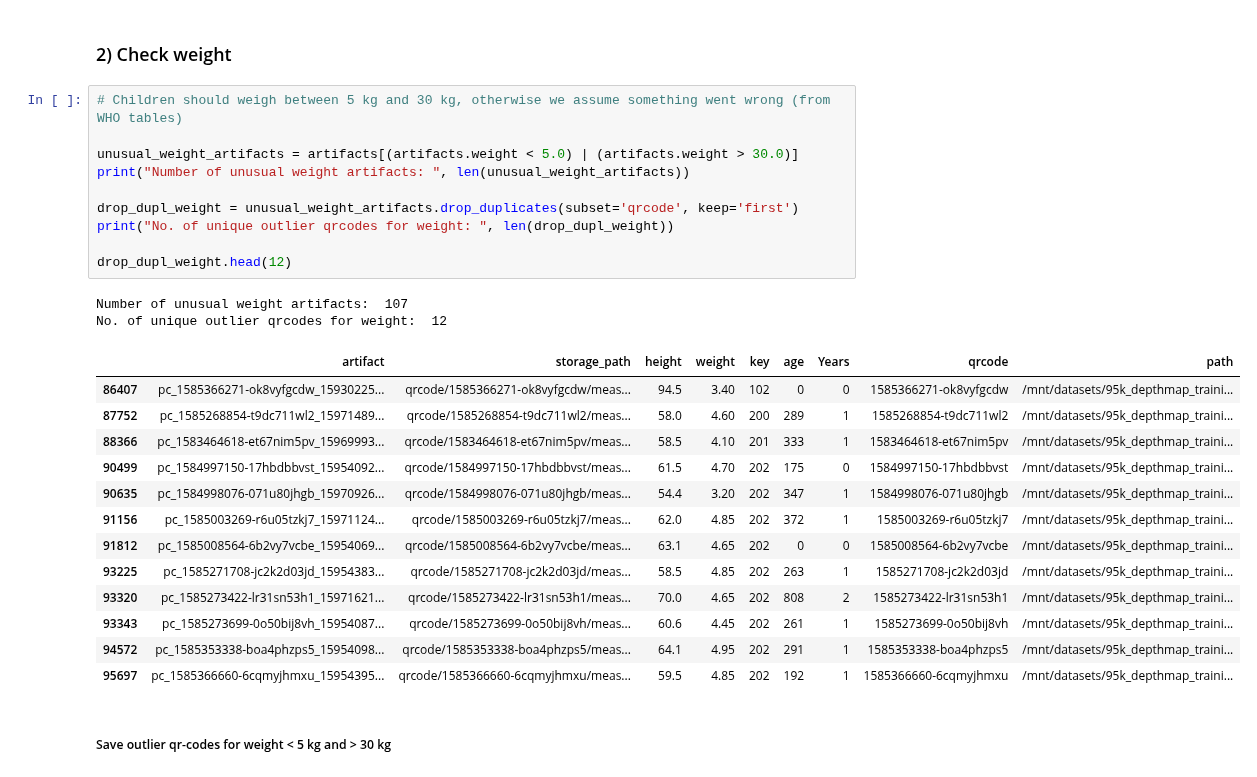
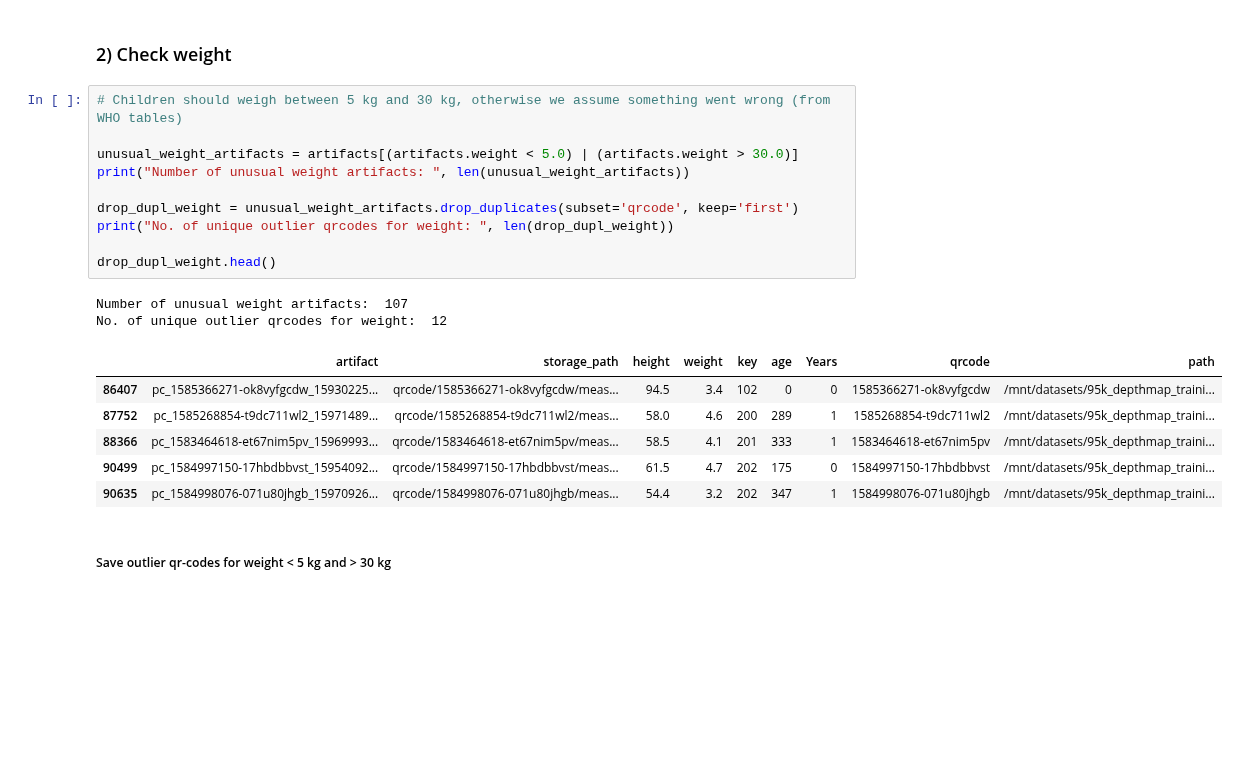
Before and after one commit to Welthungerhilfe/cgm-ml, a Jupyter notebook: src/data_utils/dataset_EDA/anon-depthmap-95k/EDA_anon-depthmap-95k.ipynb, the cells around one changed output. Saved outputs shown, nothing was run; the diff lists cells and outputs as text; blank space fills up the shorter version.

```diff
--- a/src/data_utils/dataset_EDA/anon-depthmap-95k/EDA_anon-depthmap-95k.ipynb
+++ b/src/data_utils/dataset_EDA/anon-depthmap-95k/EDA_anon-depthmap-95k.ipynb
@@ -255,29 +233,22 @@ print(unusual_qrcodes_age_old)
 # %%
 # Children should weigh between 5 kg and 30 kg, otherwise we assume something went wrong (from WHO tables)
 
 unusual_weight_artifacts = artifacts[(artifacts.weight < 5.0) | (artifacts.weight > 30.0)]
 print("Number of unusual weight artifacts: ", len(unusual_weight_artifacts))
 
 drop_dupl_weight = unusual_weight_artifacts.drop_duplicates(subset='qrcode', keep='first')
 print("No. of unique outlier qrcodes for weight: ", len(drop_dupl_weight))
 
-drop_dupl_weight.head(12)
+drop_dupl_weight.head()
 # %% [output]
 Number of unusual weight artifacts:  107
 No. of unique outlier qrcodes for weight:  12
 |  | artifact | storage_path | height | weight | key | age | Years | qrcode | path |
-| 86407 | pc_1585366271-ok8vyfgcdw_15930225... | qrcode/1585366271-ok8vyfgcdw/meas... | 94.5 | 3.40 | 102 | 0 | 0 | 1585366271-ok8vyfgcdw | /mnt/datasets/95k_depthmap_traini... |
-| 87752 | pc_1585268854-t9dc711wl2_15971489... | qrcode/1585268854-t9dc711wl2/meas... | 58.0 | 4.60 | 200 | 289 | 1 | 1585268854-t9dc711wl2 | /mnt/datasets/95k_depthmap_traini... |
-| 88366 | pc_1583464618-et67nim5pv_15969993... | qrcode/1583464618-et67nim5pv/meas... | 58.5 | 4.10 | 201 | 333 | 1 | 1583464618-et67nim5pv | /mnt/datasets/95k_depthmap_traini... |
-| 90499 | pc_1584997150-17hbdbbvst_15954092... | qrcode/1584997150-17hbdbbvst/meas... | 61.5 | 4.70 | 202 | 175 | 0 | 1584997150-17hbdbbvst | /mnt/datasets/95k_depthmap_traini... |
-| 90635 | pc_1584998076-071u80jhgb_15970926... | qrcode/1584998076-071u80jhgb/meas... | 54.4 | 3.20 | 202 | 347 | 1 | 1584998076-071u80jhgb | /mnt/datasets/95k_depthmap_traini... |
-| 91156 | pc_1585003269-r6u05tzkj7_15971124... | qrcode/1585003269-r6u05tzkj7/meas... | 62.0 | 4.85 | 202 | 372 | 1 | 1585003269-r6u05tzkj7 | /mnt/datasets/95k_depthmap_traini... |
-| 91812 | pc_1585008564-6b2vy7vcbe_15954069... | qrcode/1585008564-6b2vy7vcbe/meas... | 63.1 | 4.65 | 202 | 0 | 0 | 1585008564-6b2vy7vcbe | /mnt/datasets/95k_depthmap_traini... |
-| 93225 | pc_1585271708-jc2k2d03jd_15954383... | qrcode/1585271708-jc2k2d03jd/meas... | 58.5 | 4.85 | 202 | 263 | 1 | 1585271708-jc2k2d03jd | /mnt/datasets/95k_depthmap_traini... |
-| 93320 | pc_1585273422-lr31sn53h1_15971621... | qrcode/1585273422-lr31sn53h1/meas... | 70.0 | 4.65 | 202 | 808 | 2 | 1585273422-lr31sn53h1 | /mnt/datasets/95k_depthmap_traini... |
-| 93343 | pc_1585273699-0o50bij8vh_15954087... | qrcode/1585273699-0o50bij8vh/meas... | 60.6 | 4.45 | 202 | 261 | 1 | 1585273699-0o50bij8vh | /mnt/datasets/95k_depthmap_traini... |
-| 94572 | pc_1585353338-boa4phzps5_15954098... | qrcode/1585353338-boa4phzps5/meas... | 64.1 | 4.95 | 202 | 291 | 1 | 1585353338-boa4phzps5 | /mnt/datasets/95k_depthmap_traini... |
-| 95697 | pc_1585366660-6cqmyjhmxu_15954395... | qrcode/1585366660-6cqmyjhmxu/meas... | 59.5 | 4.85 | 202 | 192 | 1 | 1585366660-6cqmyjhmxu | /mnt/datasets/95k_depthmap_traini... |
+| 86407 | pc_1585366271-ok8vyfgcdw_15930225... | qrcode/1585366271-ok8vyfgcdw/meas... | 94.5 | 3.4 | 102 | 0 | 0 | 1585366271-ok8vyfgcdw | /mnt/datasets/95k_depthmap_traini... |
+| 87752 | pc_1585268854-t9dc711wl2_15971489... | qrcode/1585268854-t9dc711wl2/meas... | 58.0 | 4.6 | 200 | 289 | 1 | 1585268854-t9dc711wl2 | /mnt/datasets/95k_depthmap_traini... |
+| 88366 | pc_1583464618-et67nim5pv_15969993... | qrcode/1583464618-et67nim5pv/meas... | 58.5 | 4.1 | 201 | 333 | 1 | 1583464618-et67nim5pv | /mnt/datasets/95k_depthmap_traini... |
+| 90499 | pc_1584997150-17hbdbbvst_15954092... | qrcode/1584997150-17hbdbbvst/meas... | 61.5 | 4.7 | 202 | 175 | 0 | 1584997150-17hbdbbvst | /mnt/datasets/95k_depthmap_traini... |
+| 90635 | pc_1584998076-071u80jhgb_15970926... | qrcode/1584998076-071u80jhgb/meas... | 54.4 | 3.2 | 202 | 347 | 1 | 1584998076-071u80jhgb | /mnt/datasets/95k_depthmap_traini... |
 # %% [markdown]
 ##### Save outlier qr-codes for weight < 5 kg and > 30 kg
 # %%
```
Also changed, not shown: parts of 3 cells of this notebook.
